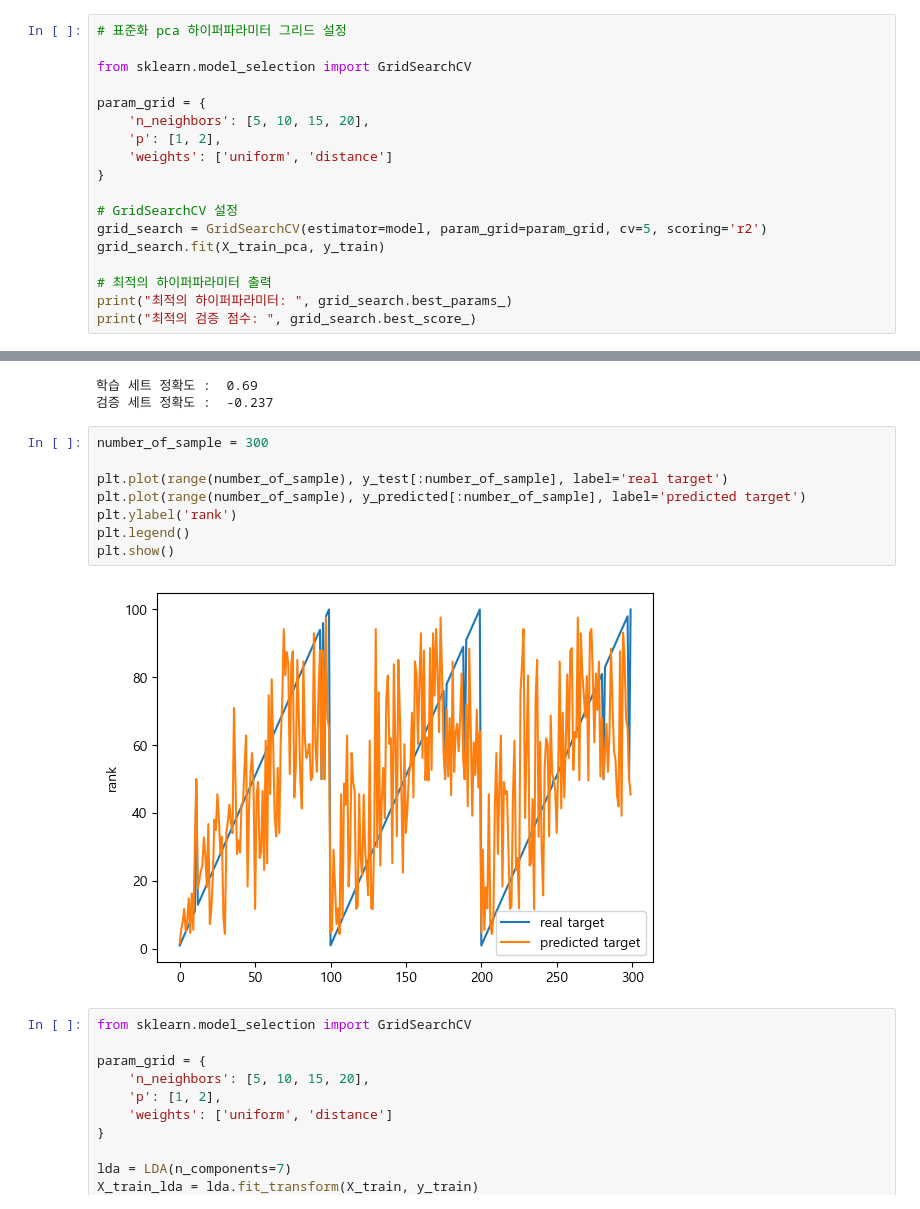
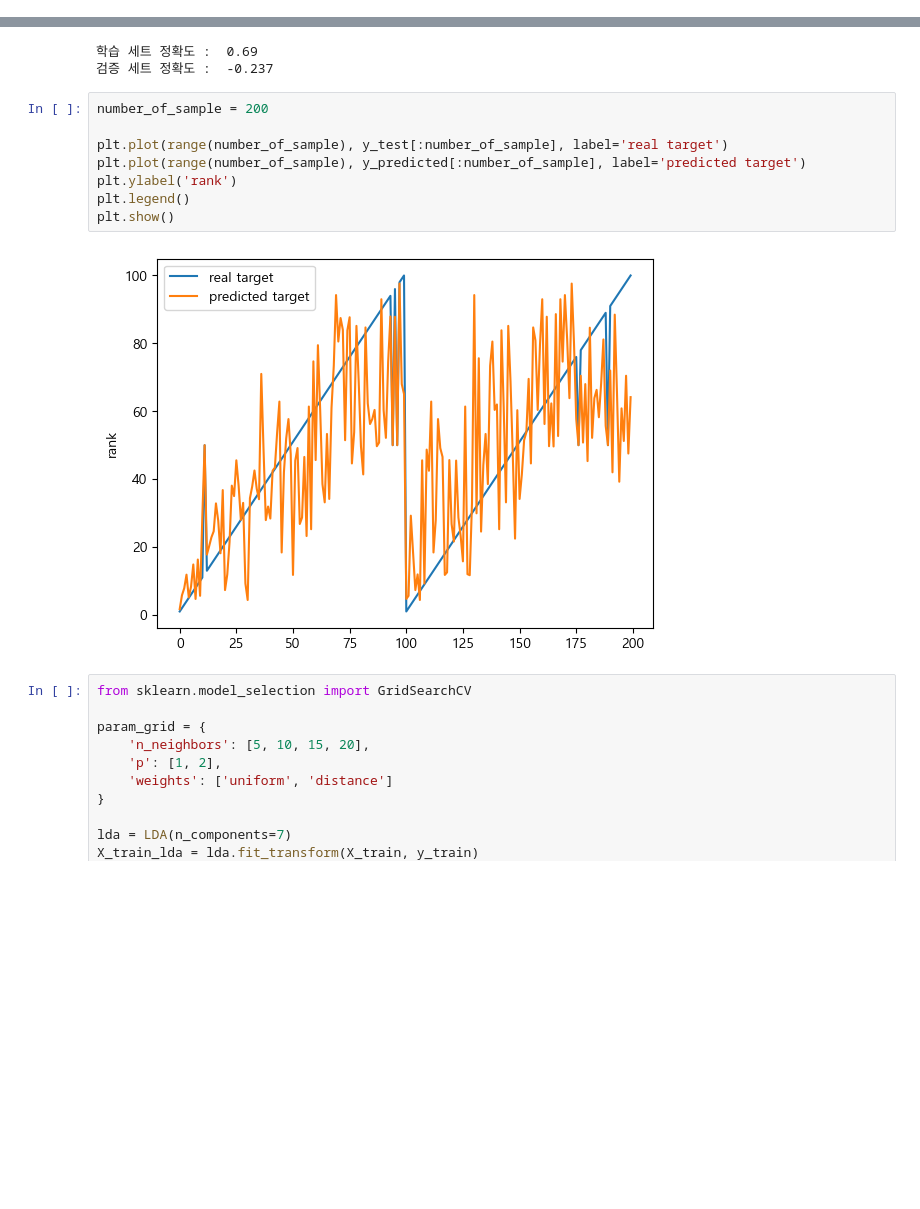
Before and after one commit to CG05/BillboardAnalitics, a Jupyter notebook: modelingdy2022.ipynb, the cells around one changed output, grey strips where cells are left out. Cells and saved outputs as stored; diff of their text form; blank space fills up the shorter version.

```diff
--- a/modelingdy2022.ipynb
+++ b/modelingdy2022.ipynb
@@ -231,21 +231,3 @@ plt.show()
 학습 세트 정확도 :  0.686
 검증 세트 정확도 :  -0.466
 [figure]
-# %%
-# 표준화 pca 하이퍼파라미터 그리드 설정
-
-from sklearn.model_selection import GridSearchCV
-
-param_grid = {
-    'n_neighbors': [5, 10, 15, 20],
-    'p': [1, 2],
-    'weights': ['uniform', 'distance']
-}
-
-# GridSearchCV 설정
-grid_search = GridSearchCV(estimator=model, param_grid=param_grid, cv=5, scoring='r2')
-grid_search.fit(X_train_pca, y_train)
-
-# 최적의 하이퍼파라미터 출력
-print("최적의 하이퍼파라미터: ", grid_search.best_params_)
-print("최적의 검증 점수: ", grid_search.best_score_)
@@ -342,15 +321,15 @@ print('검증 세트 정확도 : ', round(test_score, 3))
 학습 세트 정확도 :  0.69
 검증 세트 정확도 :  -0.237
 # %%
-number_of_sample = 300
+number_of_sample = 200
 
 plt.plot(range(number_of_sample), y_test[:number_of_sample], label='real target')
 plt.plot(range(number_of_sample), y_predicted[:number_of_sample], label='predicted target')
 plt.ylabel('rank')
 plt.legend()
 plt.show()
 # %% [output]
-[figure, old version]
+[figure, new version]
 # %%
 from sklearn.model_selection import GridSearchCV
 
```
Also changed, not shown: parts of 3 cells of this notebook, 11 other files.
